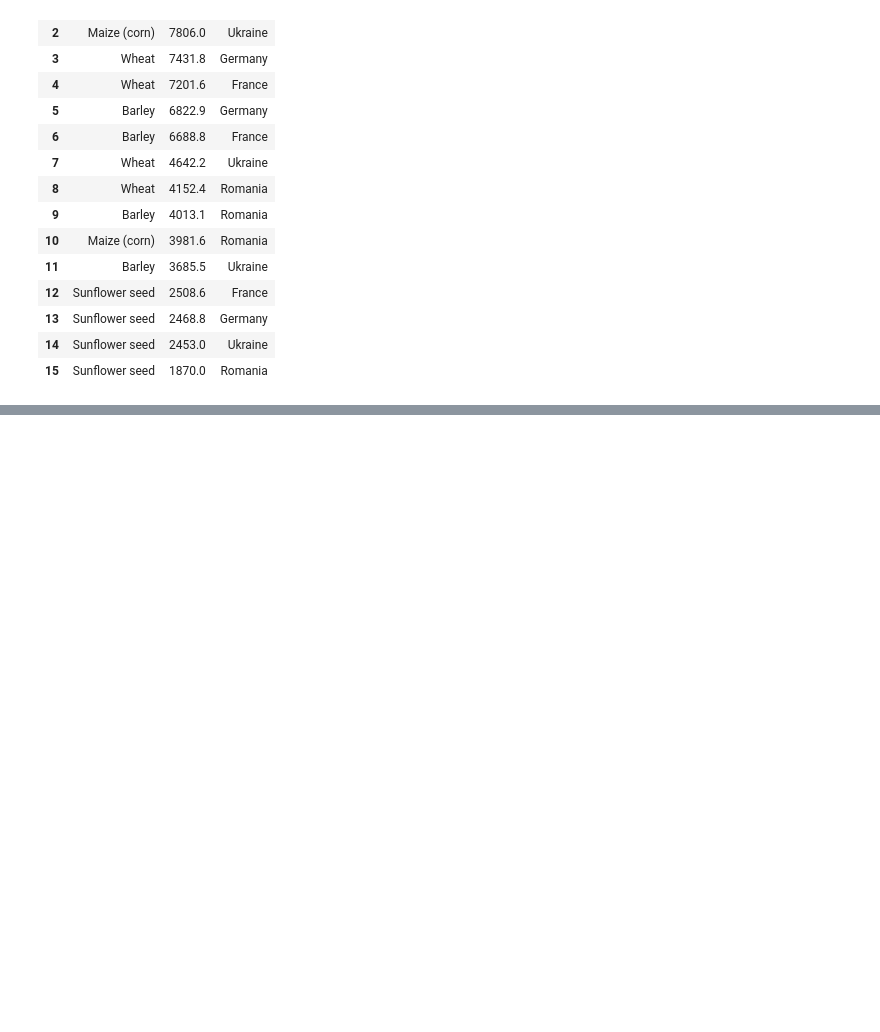
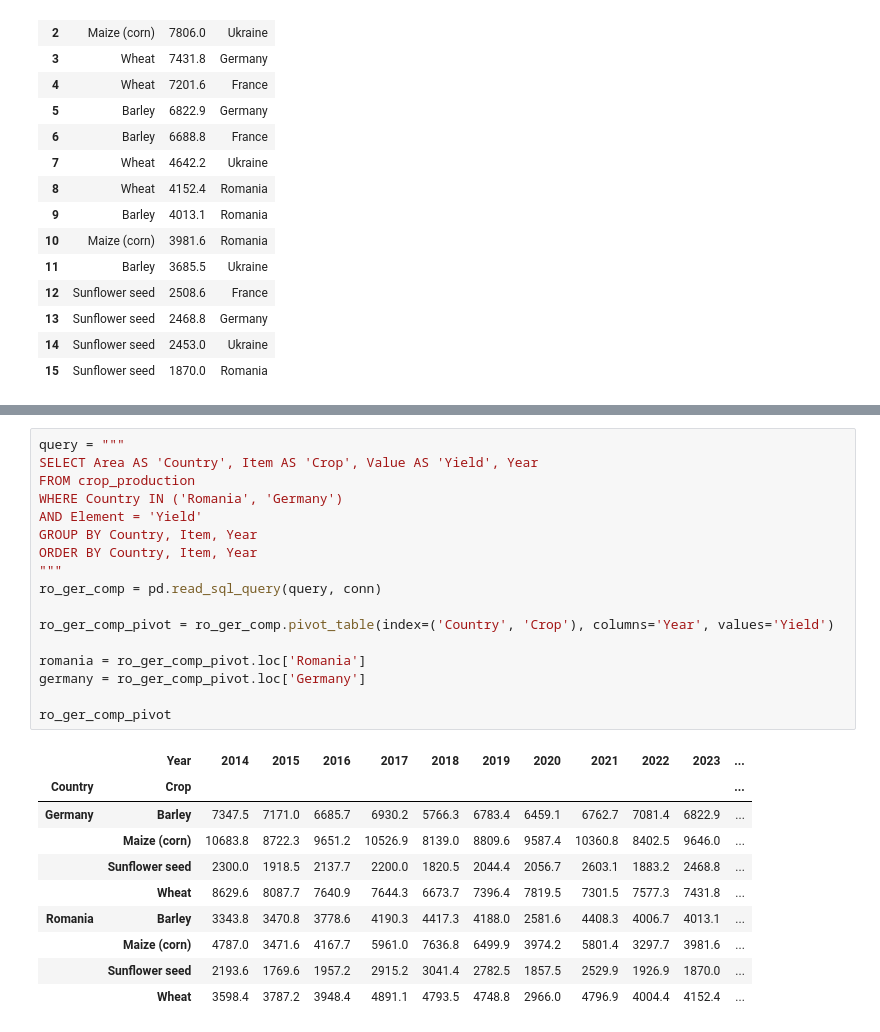
Before and after one commit to bogdan-ciobotaru/Romania-Crop-Yield-Gap, a Jupyter notebook: romania-crop-yield-gap.ipynb, the cells around one changed output, grey strips where cells are left out. Drawn from its saved outputs; the diff is of its cells as text; blank space fills up the shorter version.

```diff
--- a/romania-crop-yield-gap.ipynb
+++ b/romania-crop-yield-gap.ipynb
@@ -76,0 +156,28 @@ plt.show()
+# %%
+query = """
+SELECT Area AS 'Country', Item AS 'Crop', Value AS 'Yield', Year
+FROM crop_production
+WHERE Country IN ('Romania', 'Germany')
+AND Element = 'Yield'
+GROUP BY Country, Item, Year
+ORDER BY Country, Item, Year
+"""
+ro_ger_comp = pd.read_sql_query(query, conn)
+
+ro_ger_comp_pivot = ro_ger_comp.pivot_table(index=('Country', 'Crop'), columns='Year', values='Yield')
+
+romania = ro_ger_comp_pivot.loc['Romania']
+germany = ro_ger_comp_pivot.loc['Germany']
+
+ro_ger_comp_pivot
+# %% [output]
+|  | Year | 2014 | 2015 | 2016 | 2017 | 2018 | 2019 | 2020 | 2021 | 2022 | 2023 | ... |
+| Country | Crop |  |  |  |  |  |  |  |  |  |  | ... |
+| Germany | Barley | 7347.5 | 7171.0 | 6685.7 | 6930.2 | 5766.3 | 6783.4 | 6459.1 | 6762.7 | 7081.4 | 6822.9 | ... |
+|  | Maize (corn) | 10683.8 | 8722.3 | 9651.2 | 10526.9 | 8139.0 | 8809.6 | 9587.4 | 10360.8 | 8402.5 | 9646.0 | ... |
+|  | Sunflower seed | 2300.0 | 1918.5 | 2137.7 | 2200.0 | 1820.5 | 2044.4 | 2056.7 | 2603.1 | 1883.2 | 2468.8 | ... |
+|  | Wheat | 8629.6 | 8087.7 | 7640.9 | 7644.3 | 6673.7 | 7396.4 | 7819.5 | 7301.5 | 7577.3 | 7431.8 | ... |
+| Romania | Barley | 3343.8 | 3470.8 | 3778.6 | 4190.3 | 4417.3 | 4188.0 | 2581.6 | 4408.3 | 4006.7 | 4013.1 | ... |
+|  | Maize (corn) | 4787.0 | 3471.6 | 4167.7 | 5961.0 | 7636.8 | 6499.9 | 3974.2 | 5801.4 | 3297.7 | 3981.6 | ... |
+|  | Sunflower seed | 2193.6 | 1769.6 | 1957.2 | 2915.2 | 3041.4 | 2782.5 | 1857.5 | 2529.9 | 1926.9 | 1870.0 | ... |
+|  | Wheat | 3598.4 | 3787.2 | 3948.4 | 4891.1 | 4793.5 | 4748.8 | 2966.0 | 4796.9 | 4004.4 | 4152.4 | ... |
```
Also changed, not shown: parts of 9 cells of this notebook, 1 other file.
